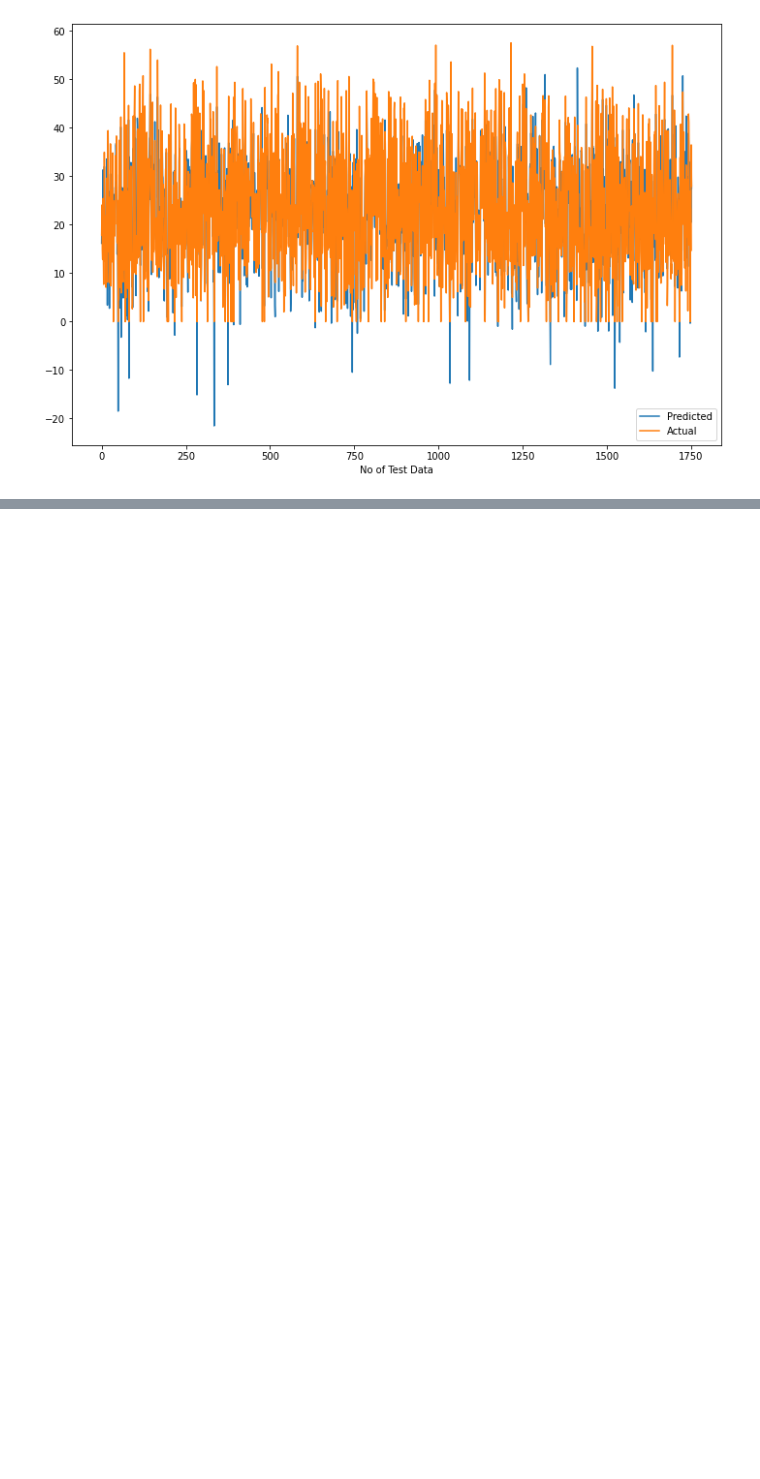
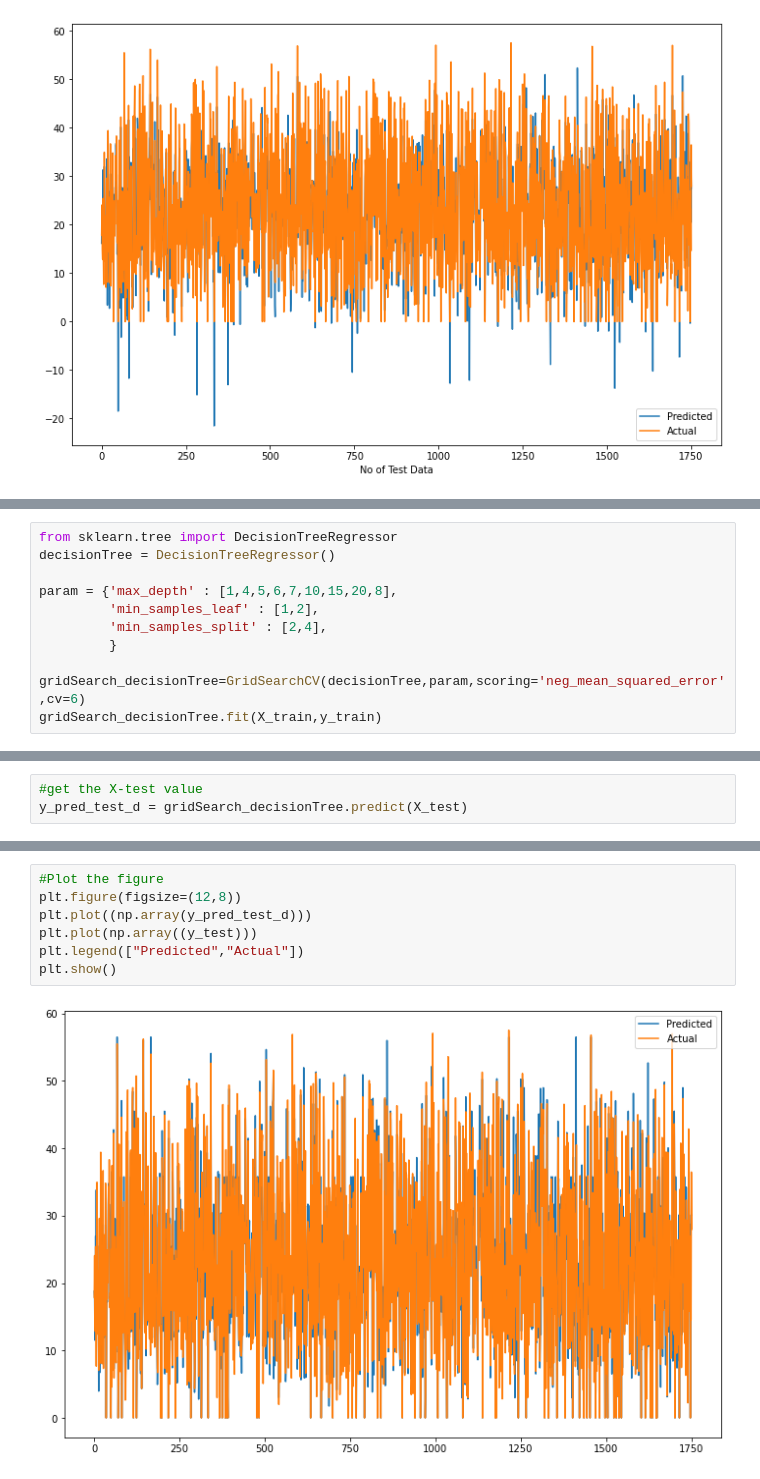
Before and after one commit to Tanushri920/Bike-Sharing-Demand-Prediction, a Jupyter notebook: Copy_of_Bike_Sharing_Demand_Prediction_Capstone_Project.ipynb, the cells around one changed output, grey strips where cells are left out. Cells and saved outputs as stored; diff of their text form; blank space fills up the shorter version.

```diff
--- a/Copy_of_Bike_Sharing_Demand_Prediction_Capstone_Project.ipynb
+++ b/Copy_of_Bike_Sharing_Demand_Prediction_Capstone_Project.ipynb
@@ -747,0 +864,11 @@ plt.show()
+# %%
+from sklearn.tree import DecisionTreeRegressor
+decisionTree = DecisionTreeRegressor()
+
+param = {'max_depth' : [1,4,5,6,7,10,15,20,8],
+         'min_samples_leaf' : [1,2],
+         'min_samples_split' : [2,4],
+         }
+
+gridSearch_decisionTree=GridSearchCV(decisionTree,param,scoring='neg_mean_squared_error',cv=6)
+gridSearch_decisionTree.fit(X_train,y_train)
@@ -747,0 +888,3 @@ plt.show()
+# %%
+#get the X-test value
+y_pred_test_d = gridSearch_decisionTree.predict(X_test)
@@ -747,0 +913,9 @@ plt.show()
+# %%
+#Plot the figure
+plt.figure(figsize=(12,8))
+plt.plot((np.array(y_pred_test_d)))
+plt.plot(np.array((y_test)))
+plt.legend(["Predicted","Actual"])
+plt.show()
+# %% [output]
+[figure, added]
```
Also changed, not shown: parts of 41 cells of this notebook.
